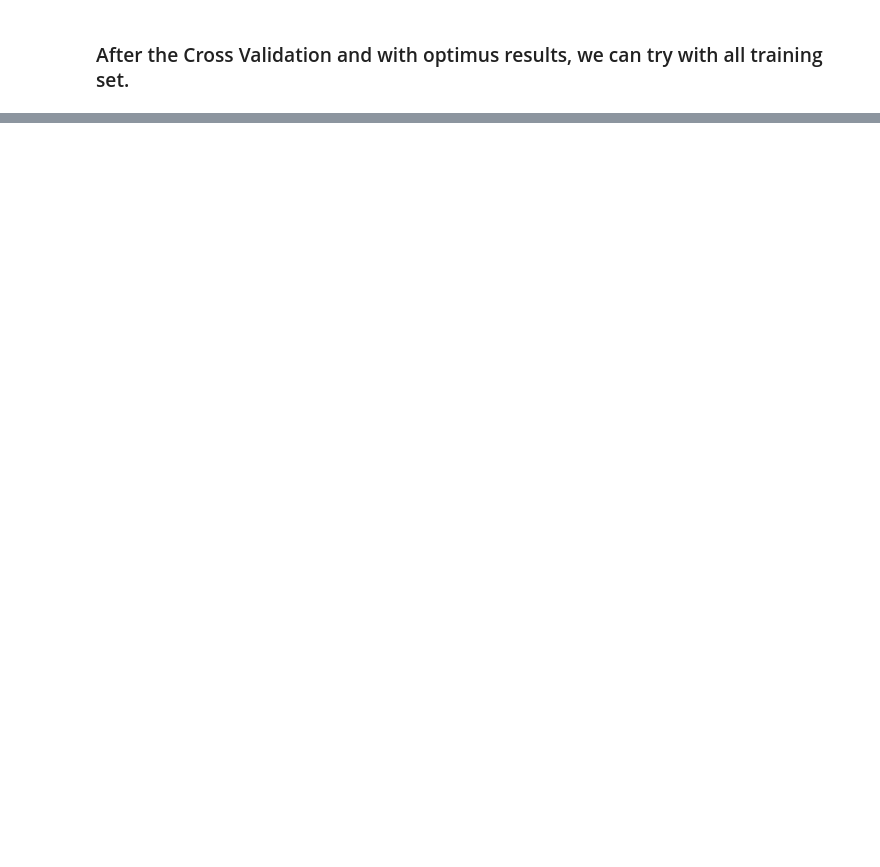
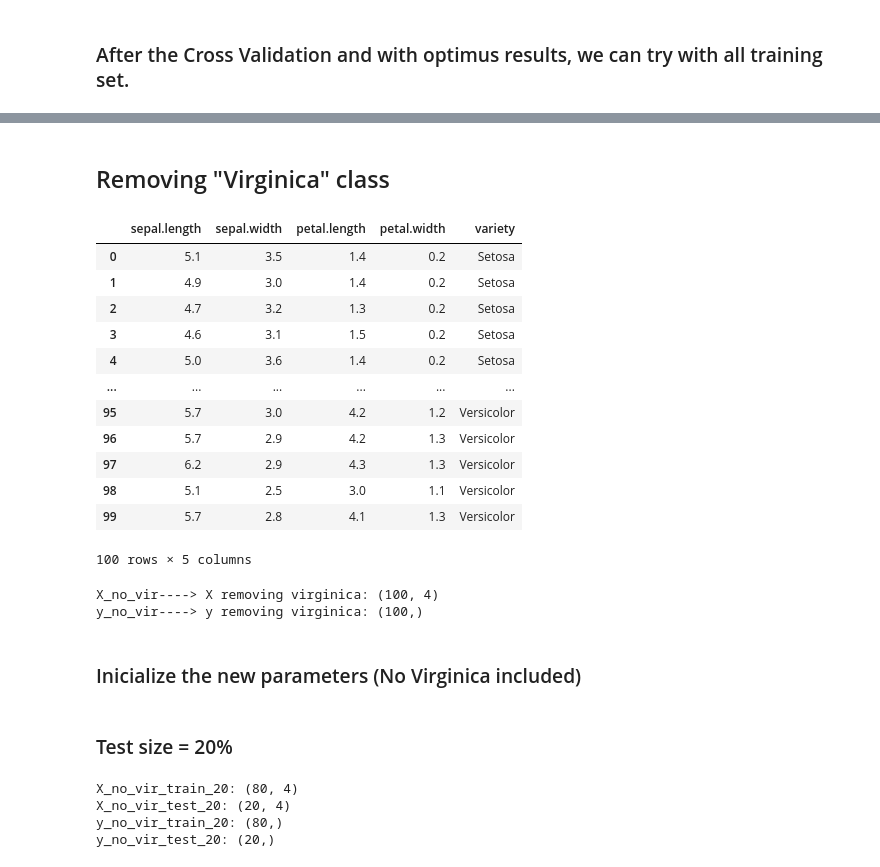
Before and after one commit to karinaic/clase1_data_science, a Jupyter notebook: week9_ML_svm_poly_norm/day3_cicd_encoding_metrics_knn_svm_nlr/knn/exercises/2.log_regresion_exercise.ipynb, the cells around one changed output, grey strips where cells are left out. Cells and saved outputs as stored; diff of their text form; code cells hidden in the pictures; blank space fills up the shorter version.

```diff
--- a/week9_ML_svm_poly_norm/day3_cicd_encoding_metrics_knn_svm_nlr/knn/exercises/2.log_regresion_exercise.ipynb
+++ b/week9_ML_svm_poly_norm/day3_cicd_encoding_metrics_knn_svm_nlr/knn/exercises/2.log_regresion_exercise.ipynb
@@ -137,0 +245,29 @@ Please also refer to the documentation for alternative solver options:
+# %% [markdown]
+## Removing "Virginica" class
+# %%
+new_df = df.drop(df[df['variety'] == 'Virginica'].index)
+new_df    #removing virginica class
+# %% [output]
+|  | sepal.length | sepal.width | petal.length | petal.width | variety |
+| 0 | 5.1 | 3.5 | 1.4 | 0.2 | Setosa |
+| 1 | 4.9 | 3.0 | 1.4 | 0.2 | Setosa |
+| 2 | 4.7 | 3.2 | 1.3 | 0.2 | Setosa |
+| 3 | 4.6 | 3.1 | 1.5 | 0.2 | Setosa |
+| 4 | 5.0 | 3.6 | 1.4 | 0.2 | Setosa |
+| ... | ... | ... | ... | ... | ... |
+| 95 | 5.7 | 3.0 | 4.2 | 1.2 | Versicolor |
+| 96 | 5.7 | 2.9 | 4.2 | 1.3 | Versicolor |
+| 97 | 6.2 | 2.9 | 4.3 | 1.3 | Versicolor |
+| 98 | 5.1 | 2.5 | 3.0 | 1.1 | Versicolor |
+| 99 | 5.7 | 2.8 | 4.1 | 1.3 | Versicolor |
+100 rows × 5 columns
+# %%
+X_no_vir = np.array(new_df.drop(['variety'], axis= 1))
+y_no_vir = np.array(new_df['variety'])
+print('X_no_vir----> X removing virginica:', X_no_vir.shape)
+print('y_no_vir----> y removing virginica:', y_no_vir.shape) #new target
+# %% [output]
+X_no_vir----> X removing virginica: (100, 4)
+y_no_vir----> y removing virginica: (100,)
+# %% [markdown]
+### Inicialize the new parameters (No Virginica included)
@@ -137,0 +276,13 @@ Please also refer to the documentation for alternative solver options:
+# %% [markdown]
+### Test size = 20%
+# %%
+X_no_vir_train_20, X_no_vir_test_20, y_no_vir_train_20, y_no_vir_test_20 = train_test_split(X_no_vir, y_no_vir, test_size=0.2, random_state= 42)
+print('X_no_vir_train_20:', X_no_vir_train_20.shape)
+print('X_no_vir_test_20:', X_no_vir_test_20.shape)
+print('y_no_vir_train_20:', y_no_vir_train_20.shape)
+print('y_no_vir_test_20:', y_no_vir_test_20.shape)
+# %% [output]
+X_no_vir_train_20: (80, 4)
+X_no_vir_test_20: (20, 4)
+y_no_vir_train_20: (80,)
+y_no_vir_test_20: (20,)
```
Also changed, not shown: parts of 34 cells of this notebook.
